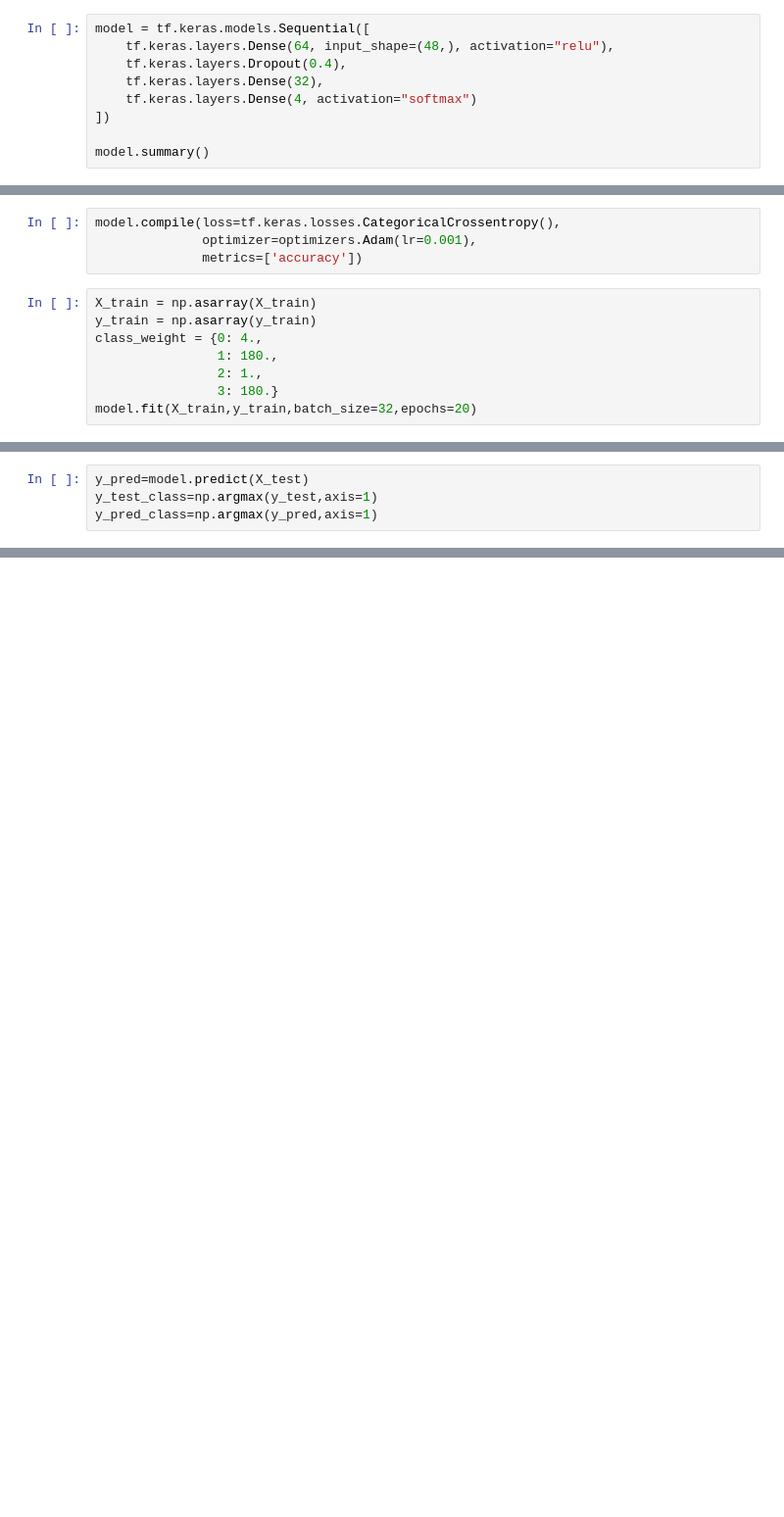
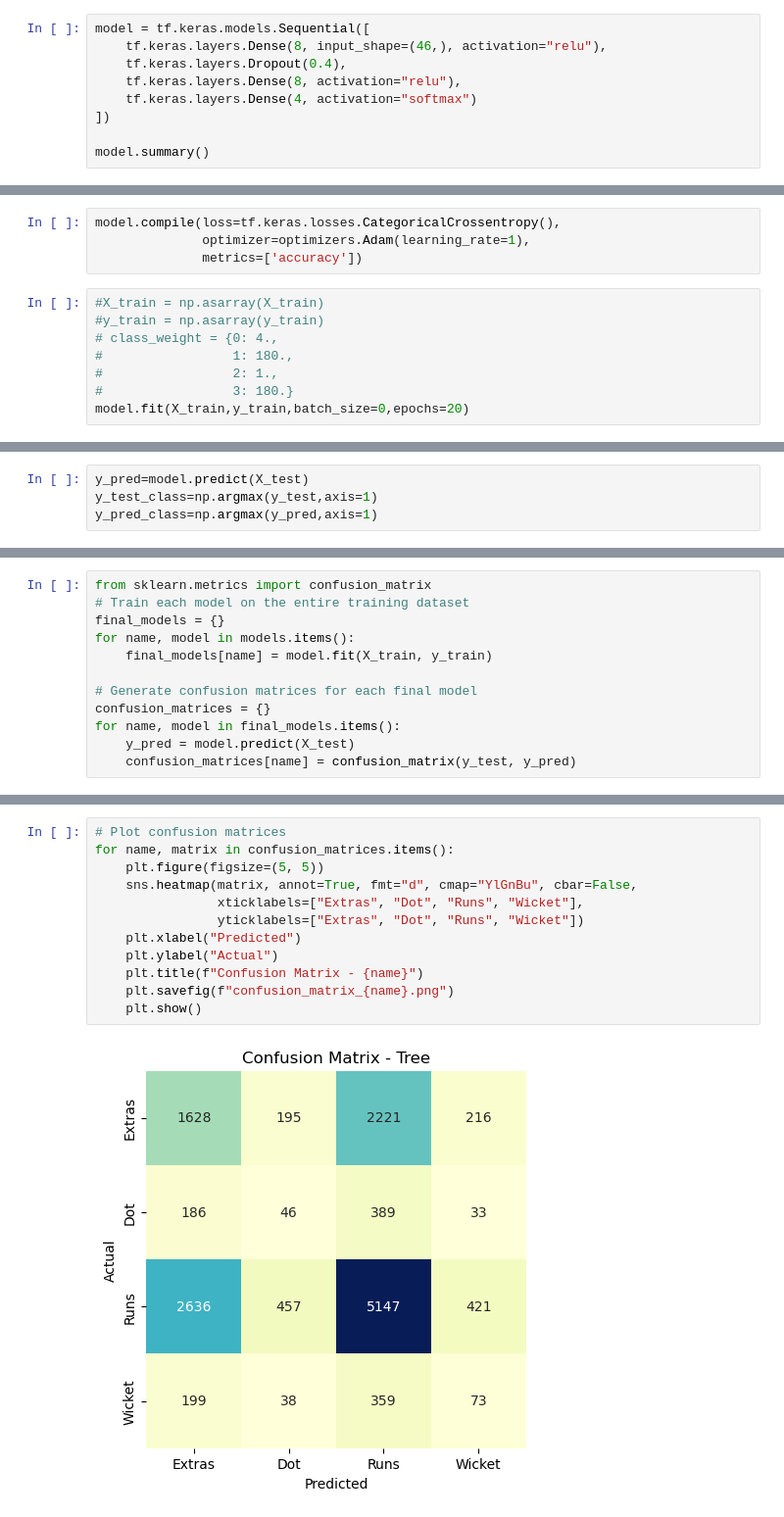
Before and after one commit to TegveerG/IPL-Project, a Jupyter notebook: BallByBallEventPredictor.ipynb, the cells around one changed output, grey strips where cells are left out. Shown at 98% size. Saved outputs shown, nothing was run; the diff lists cells and outputs as text; blank space fills up the shorter version.

```diff
--- a/BallByBallEventPredictor.ipynb
+++ b/BallByBallEventPredictor.ipynb
@@ -684,8 +656,8 @@ from tensorflow.keras import models, layers, optimizers
 # %%
 model = tf.keras.models.Sequential([
-    tf.keras.layers.Dense(64, input_shape=(48,), activation="relu"),
+    tf.keras.layers.Dense(8, input_shape=(46,), activation="relu"),
     tf.keras.layers.Dropout(0.4),
-    tf.keras.layers.Dense(32),
+    tf.keras.layers.Dense(8, activation="relu"),
     tf.keras.layers.Dense(4, activation="softmax")
 ])
 
@@ -710,12 +665,12 @@ _________________________________________________________________
 # %%
 model.compile(loss=tf.keras.losses.CategoricalCrossentropy(),
-              optimizer=optimizers.Adam(lr=0.001),
+              optimizer=optimizers.Adam(learning_rate=1),
               metrics=['accuracy'])
 # %%
-X_train = np.asarray(X_train)
-y_train = np.asarray(y_train)
-class_weight = {0: 4.,
-                1: 180.,
-                2: 1.,
-                3: 180.}
-model.fit(X_train,y_train,batch_size=32,epochs=20)
+#X_train = np.asarray(X_train)
+#y_train = np.asarray(y_train)
+# class_weight = {0: 4.,
+#                 1: 180.,
+#                 2: 1.,
+#                 3: 180.}
+model.fit(X_train,y_train,batch_size=0,epochs=20)
@@ -764,0 +830,12 @@ weighted avg       0.54      0.62      0.52     22822
+# %%
+from sklearn.metrics import confusion_matrix
+# Train each model on the entire training dataset
+final_models = {}
+for name, model in models.items():
+    final_models[name] = model.fit(X_train, y_train)
+
+# Generate confusion matrices for each final model
+confusion_matrices = {}
+for name, model in final_models.items():
+    y_pred = model.predict(X_test)
+    confusion_matrices[name] = confusion_matrix(y_test, y_pred)
@@ -764,0 +860,14 @@ weighted avg       0.54      0.62      0.52     22822
+# %%
+# Plot confusion matrices
+for name, matrix in confusion_matrices.items():
+    plt.figure(figsize=(5, 5))
+    sns.heatmap(matrix, annot=True, fmt="d", cmap="YlGnBu", cbar=False,
+                xticklabels=["Extras", "Dot", "Runs", "Wicket"],
+                yticklabels=["Extras", "Dot", "Runs", "Wicket"])
+    plt.xlabel("Predicted")
+    plt.ylabel("Actual")
+    plt.title(f"Confusion Matrix - {name}")
+    plt.savefig(f"confusion_matrix_{name}.png")
+    plt.show()
+# %% [output]
+[figure, added]
```
Also changed, not shown: parts of 57 cells of this notebook, 17 other files.
